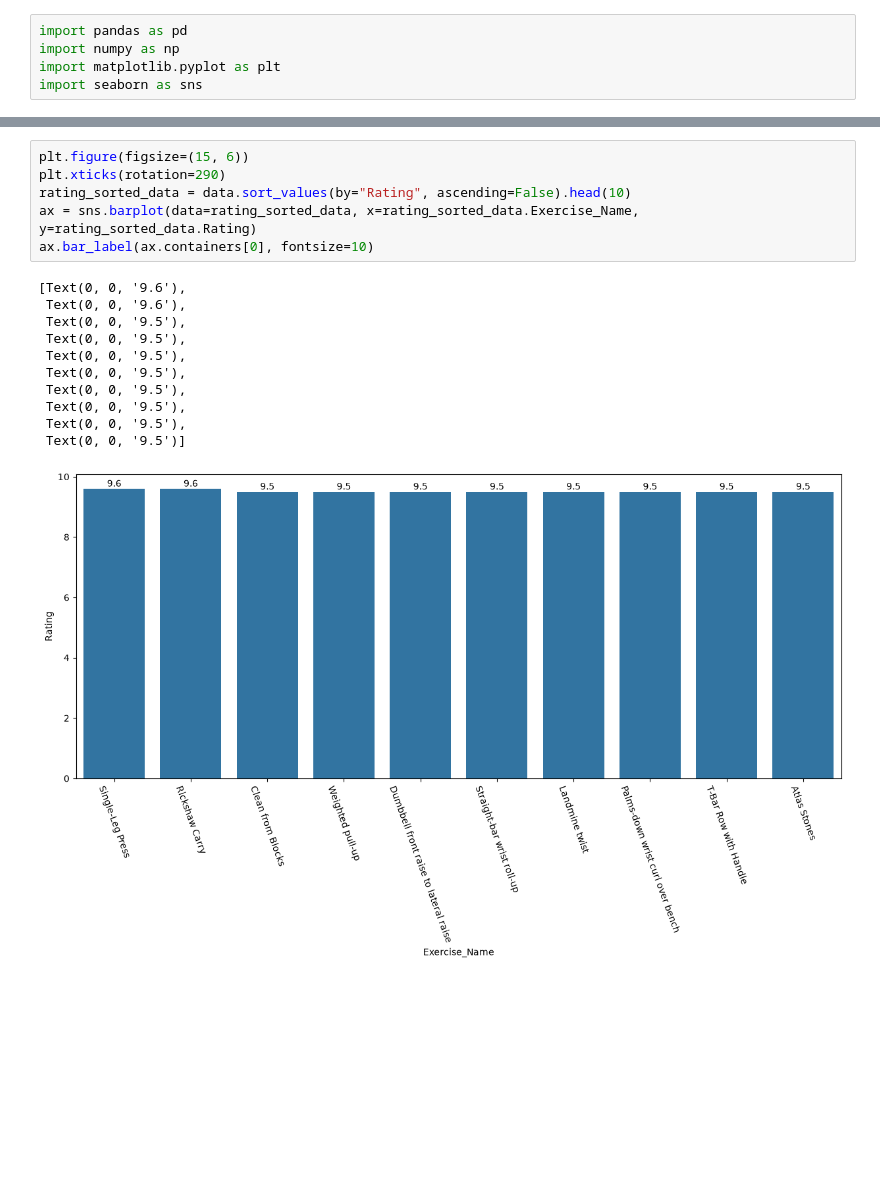
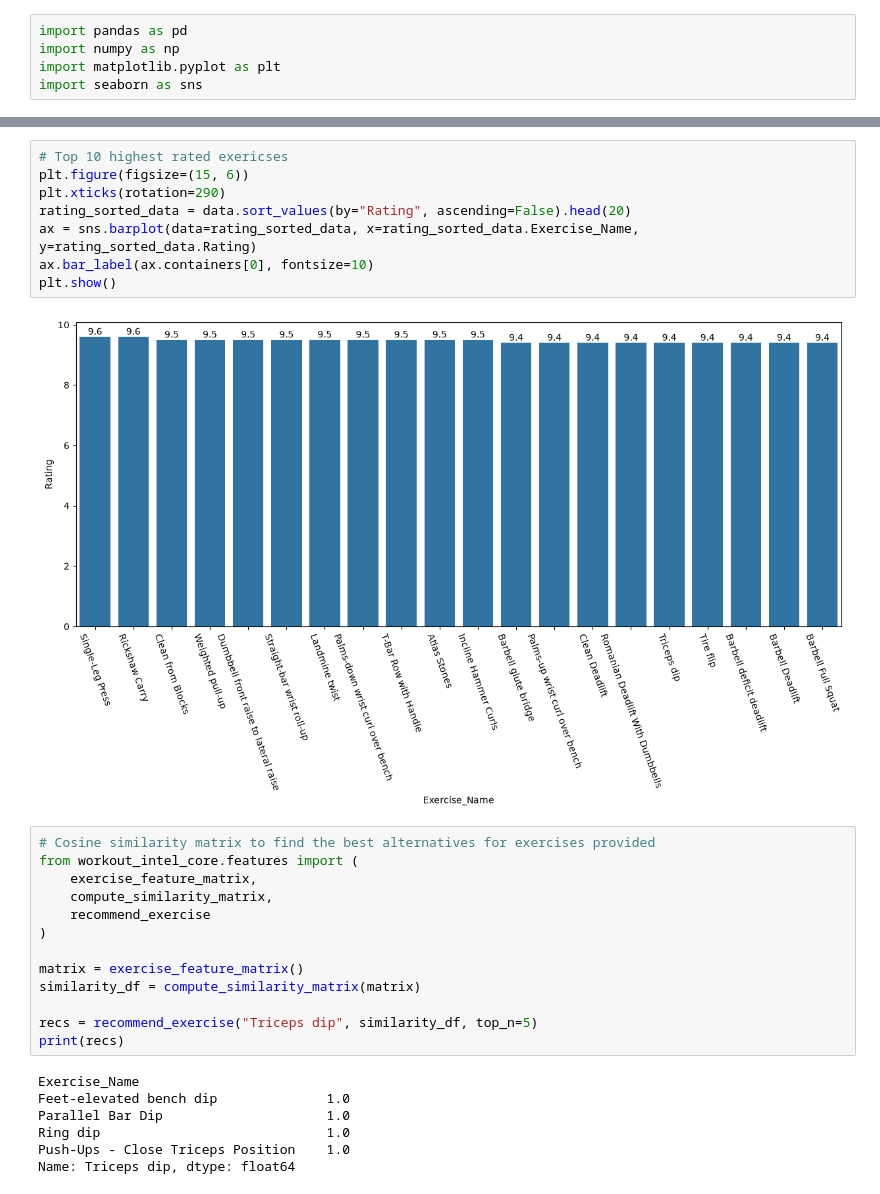
Before and after one commit to SrujanBali/Workout-Intelligence-Core, a Jupyter notebook: notebooks/workout_reccomendation_system.ipynb, the cells around one changed output, grey strips where cells are left out. Cells and saved outputs as stored; diff of their text form; blank space fills up the shorter version.

Commit message:
Created Alternative exercise recommnedation system with cs matrix

```diff
--- a/notebooks/workout_reccomendation_system.ipynb
+++ b/notebooks/workout_reccomendation_system.ipynb
@@ -27,18 +37,30 @@ sns.lineplot(data, x=data.muscle_gp, y=data.Rating, color='green')
 # %%
+# Top 10 highest rated exericses
 plt.figure(figsize=(15, 6))
 plt.xticks(rotation=290)
-rating_sorted_data = data.sort_values(by="Rating", ascending=False).head(10)
+rating_sorted_data = data.sort_values(by="Rating", ascending=False).head(20)
 ax = sns.barplot(data=rating_sorted_data, x=rating_sorted_data.Exercise_Name, y=rating_sorted_data.Rating)
 ax.bar_label(ax.containers[0], fontsize=10)
+plt.show()
 # %% [output]
-[Text(0, 0, '9.6'),
- Text(0, 0, '9.6'),
- Text(0, 0, '9.5'),
- Text(0, 0, '9.5'),
- Text(0, 0, '9.5'),
- Text(0, 0, '9.5'),
- Text(0, 0, '9.5'),
- Text(0, 0, '9.5'),
- Text(0, 0, '9.5'),
- Text(0, 0, '9.5')]
-[figure, old version]
+[figure, new version]
+# %%
+# Cosine similarity matrix to find the best alternatives for exercises provided
+from workout_intel_core.features import (
+    exercise_feature_matrix,
+    compute_similarity_matrix,
+    recommend_exercise
+)
+
+matrix = exercise_feature_matrix()
+similarity_df = compute_similarity_matrix(matrix)
+
+recs = recommend_exercise("Triceps dip", similarity_df, top_n=5)
+print(recs)
+# %% [output]
+Exercise_Name
+Feet-elevated bench dip              1.0
+Parallel Bar Dip                     1.0
+Ring dip                             1.0
+Push-Ups - Close Triceps Position    1.0
+Name: Triceps dip, dtype: float64
```
Also changed, not shown: parts of 3 cells of this notebook, 1 other file.
